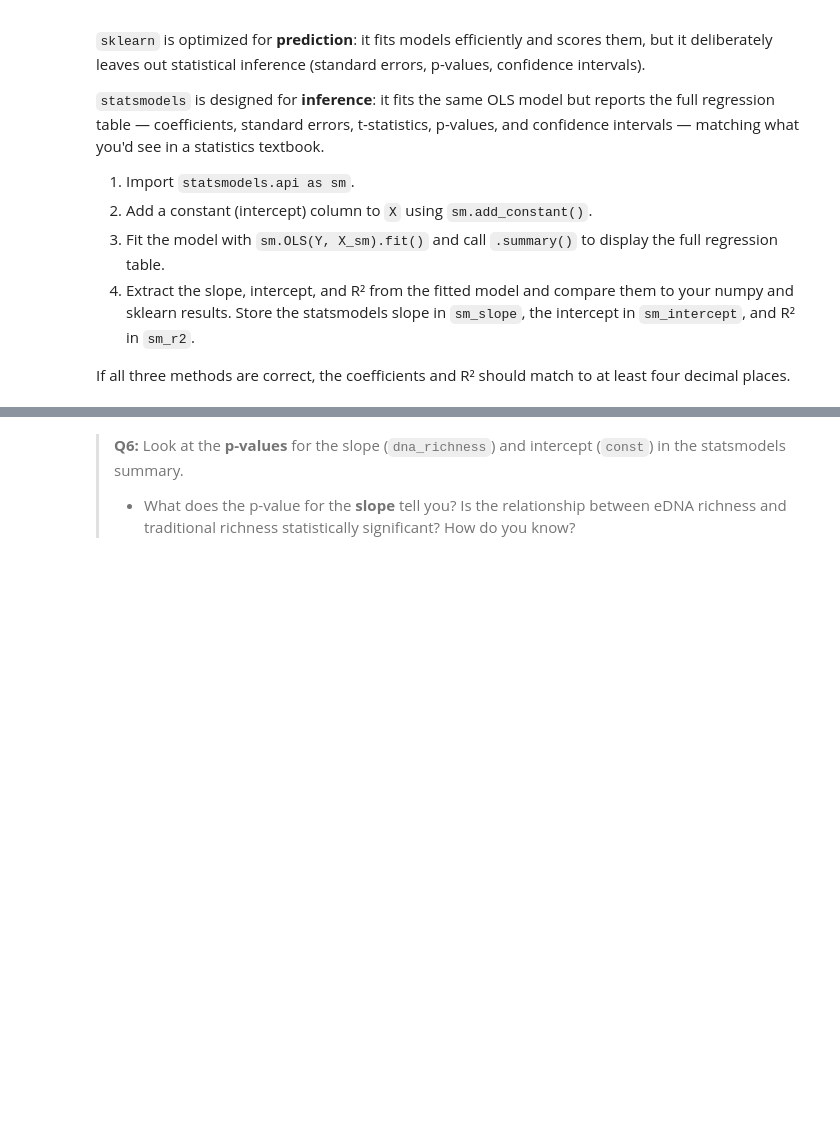
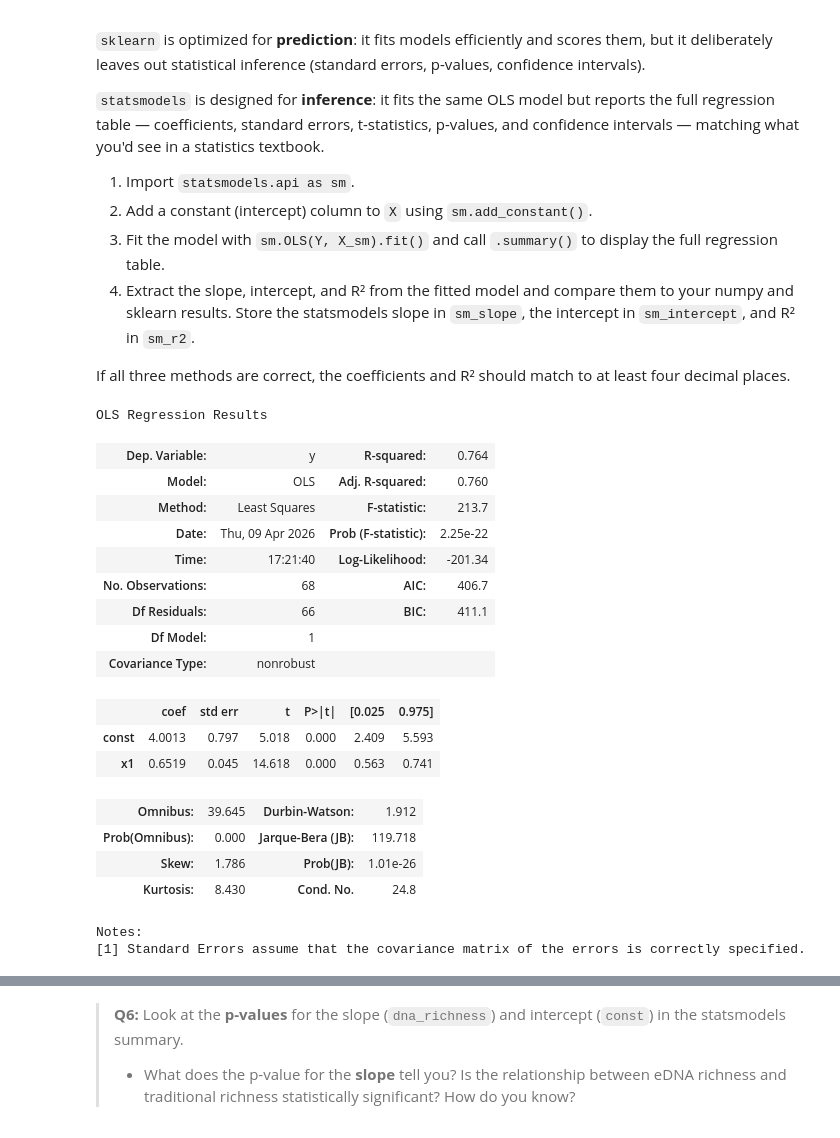
Before and after one commit to zachyyy700/eds232-hw1, a Jupyter notebook: task2/hw1-task2.ipynb, the cells around one changed output, grey strips where cells are left out. Drawn from its saved outputs; the diff is of its cells as text; code cells hidden in the pictures; blank space fills up the shorter version.

```diff
--- a/task2/hw1-task2.ipynb
+++ b/task2/hw1-task2.ipynb
@@ -202,11 +258,22 @@ If your manual calculations are correct, all three values should match `sklearn`
 to at least four decimal places. Any discrepancy beyond floating-point rounding
 indicates a bug in your manual formulas.
 # %%
+# convert df columns to np array
+X = np.array(df['dna_richness'])
+X = X.reshape(-1, 1)
+Y = np.array(df['trad_richness'])
 
+# fit model
+reg = LinearRegression().fit(X, Y)
 
-sk_slope     = ...
-sk_intercept = ...
-sk_r2        = ...
+# use predictions to get R2
+y_pred = reg.predict(X)
+sk_R2_score = r2_score(Y, y_pred)
+
+# extract coefs
+sk_slope     = reg.coef_[0]
+sk_intercept = reg.intercept_
+sk_r2        = sk_R2_score
 
 print(f"sklearn  slope     = {sk_slope:.4f},  manual slope     = {beta_1:.4f}")
 print(f"sklearn  intercept = {sk_intercept:.4f},  manual intercept = {beta_0:.4f}")
@@ -229,12 +302,37 @@ grader.check("q9")
 
 If all three methods are correct, the coefficients and R² should match to at least four decimal places.
 # %%
+import statsmodels.api as sm
 
+# run sm OLS
+sm_x = sm.add_constant(data=X)
+sm_ols = sm.OLS(Y, sm_x).fit()
 
+# extract sm parameters
+sm_intercept = sm_ols.params[0]
+sm_slope     = sm_ols.params[1]
+sm_r2        = sm_ols.rsquared
 
-
-sm_intercept = ...
-sm_slope     = ...
-sm_r2        = ...
+sm_ols.summary()
+# %% [output]
+OLS Regression Results
+| Dep. Variable: | y | R-squared: | 0.764 |
+| Model: | OLS | Adj. R-squared: | 0.760 |
+| Method: | Least Squares | F-statistic: | 213.7 |
+| Date: | Thu, 09 Apr 2026 | Prob (F-statistic): | 2.25e-22 |
+| Time: | 17:21:40 | Log-Likelihood: | -201.34 |
+| No. Observations: | 68 | AIC: | 406.7 |
+| Df Residuals: | 66 | BIC: | 411.1 |
+| Df Model: | 1 |  |  |
+| Covariance Type: | nonrobust |  |  |
+|  | coef | std err | t | P>|t| | [0.025 | 0.975] |
+| const | 4.0013 | 0.797 | 5.018 | 0.000 | 2.409 | 5.593 |
+| x1 | 0.6519 | 0.045 | 14.618 | 0.000 | 0.563 | 0.741 |
+| Omnibus: | 39.645 | Durbin-Watson: | 1.912 |
+| Prob(Omnibus): | 0.000 | Jarque-Bera (JB): | 119.718 |
+| Skew: | 1.786 | Prob(JB): | 1.01e-26 |
+| Kurtosis: | 8.430 | Cond. No. | 24.8 |
+Notes:
+[1] Standard Errors assume that the covariance matrix of the errors is correctly specified.
 # %%
 grader.check("q10")
```
Also changed, not shown: parts of 20 cells of this notebook.
